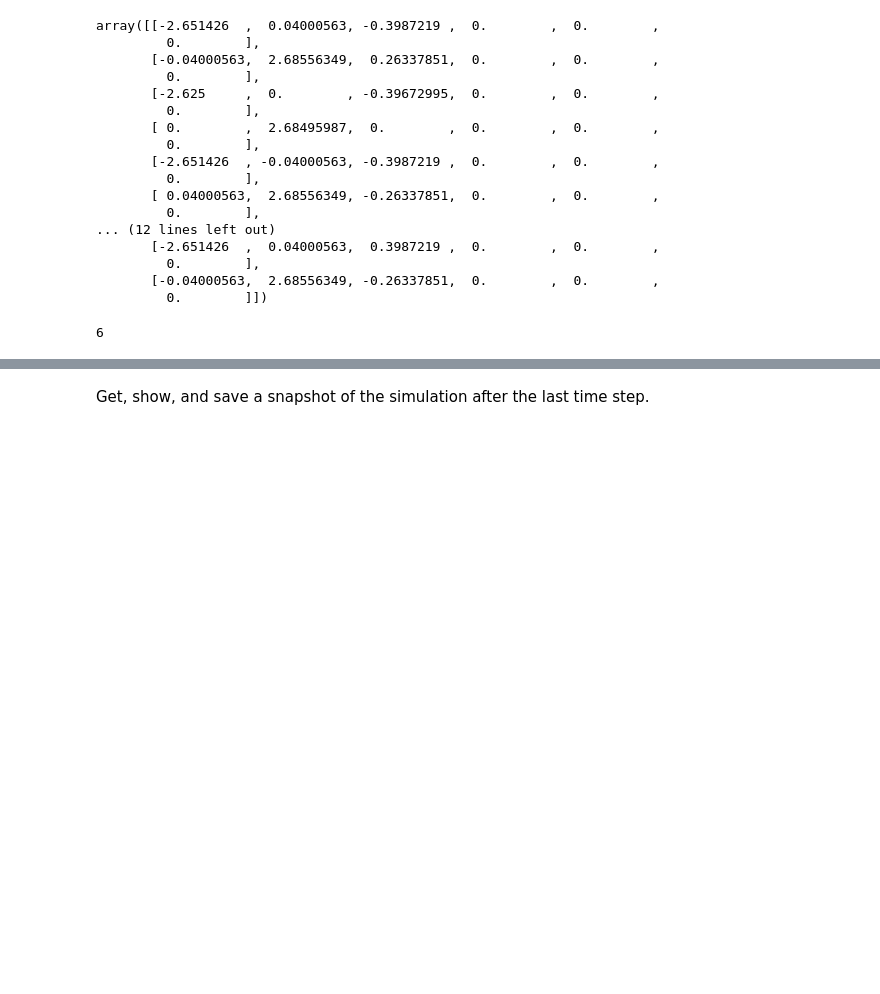
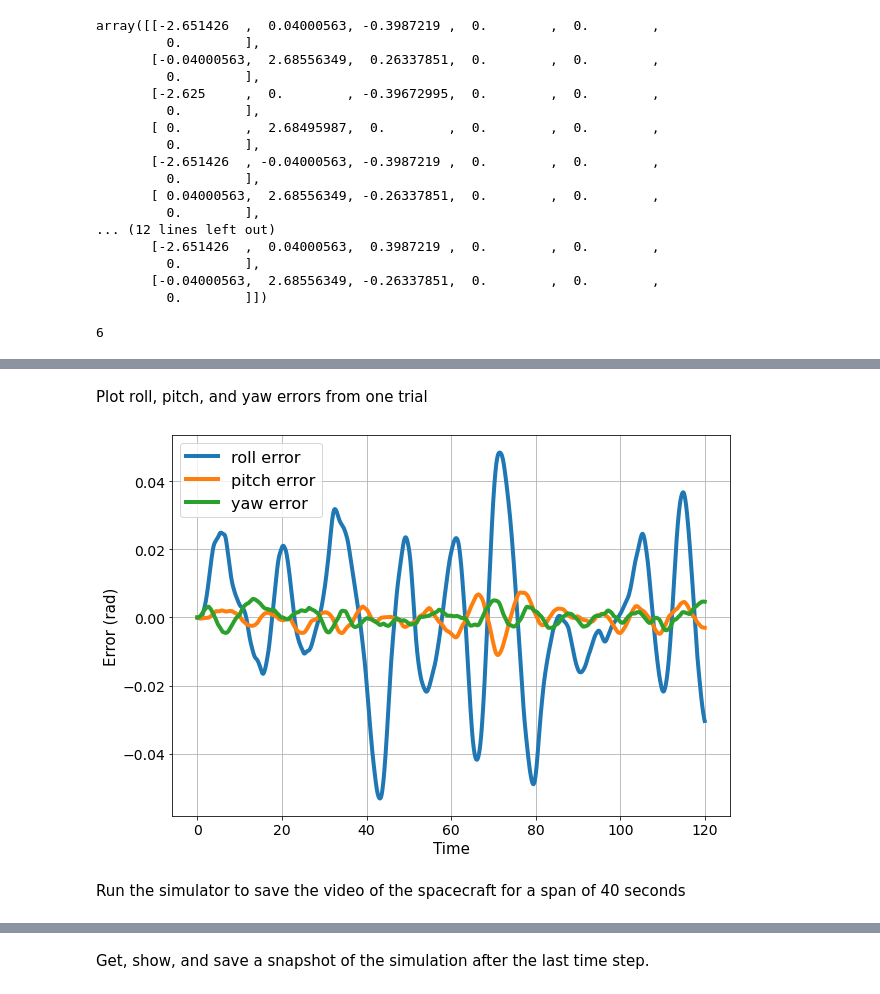
Before and after one commit to varshakrishnakumar/AE-353-Design-Project-3, a Jupyter notebook: RunSpacecraft.ipynb, the cells around one changed output, grey strips where cells are left out. Cells and saved outputs as stored; diff of their text form; code cells hidden in the pictures; blank space fills up the shorter version.

```diff
--- a/RunSpacecraft.ipynb
+++ b/RunSpacecraft.ipynb
@@ -277,10 +283,3 @@ array([[-0.26337851],
        [ 0.39672995],
        [ 0.26337851],
        [ 0.3987219 ]])
-# %%
-Q = np.diag([5.,1.,1.,0.1,0.4,0.4])
-R = np.eye(4)/5
-P = linalg.solve_continuous_are(A, B, Q, R)
-K = linalg.inv(R) @  B.T @ P
-K
-linalg.eigvals(A - B @ K)
@@ -430,8 +363,0 @@ Run the simulator. It will quit when one of the following conditions is satisfie
-# %%
-data = simulator.run(
-    controller,           # <-- required (an instance of your Controller class)
-    max_time=30.0,         # <-- optional (how long you want to run the simulation in seconds)
-    data_filename=None,   # <-- optional (name of file to which you want data saved, e.g., 'my_data.json')
-    video_filename=None,  # <-- optional (name of file to which you want video saved, e.g., 'my_video.mov')
-    print_debug=False,    # <-- optional (whether to print debug text - this is recommended when saving video)
-)
@@ -485,0 +520,16 @@ plt.show()
+# %% [markdown]
+Plot roll, pitch, and yaw errors from one trial
+# %%
+plt.figure(figsize=(10,7))
+plt.plot(time, roll, label='roll error', linewidth=4)
+plt.plot(time, pitch, label='pitch error', linewidth=4)
+plt.plot(time, yaw, label='yaw error', linewidth=4)
+plt.xlabel("Time", fontsize = 15)
+plt.ylabel("Error (rad)", fontsize = 15)
+plt.grid()
+plt.legend(fontsize=16)
+plt.tick_params(labelsize=14)
+# %% [output]
+[figure, added]
+# %% [markdown]
+Run the simulator to save the video of the spacecraft for a span of 40 seconds
```
Also changed, not shown: parts of 68 cells of this notebook, 6 other files.
